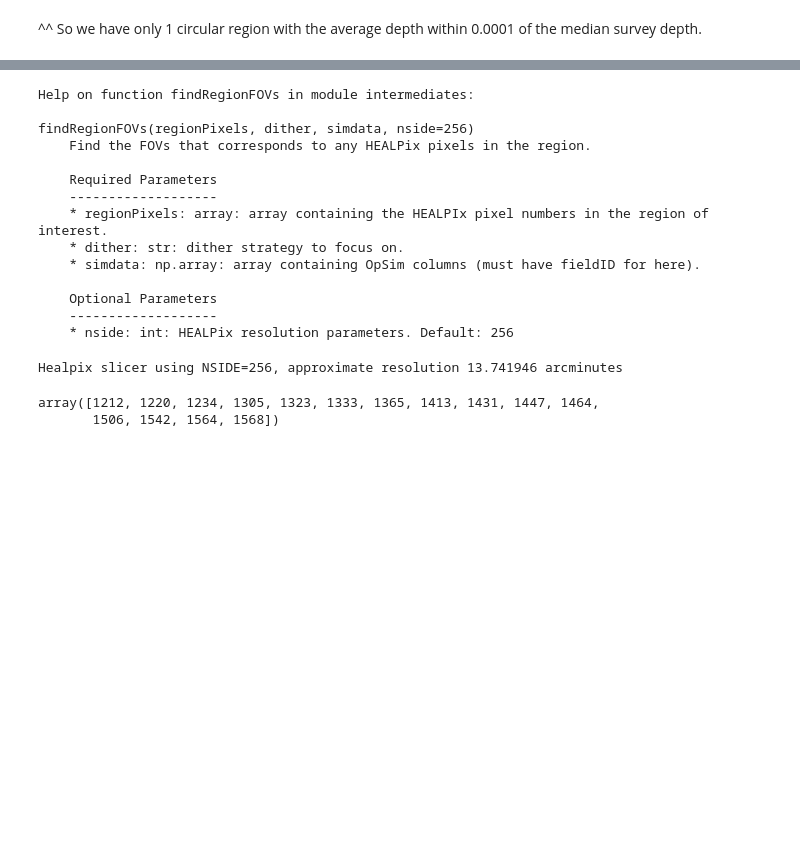
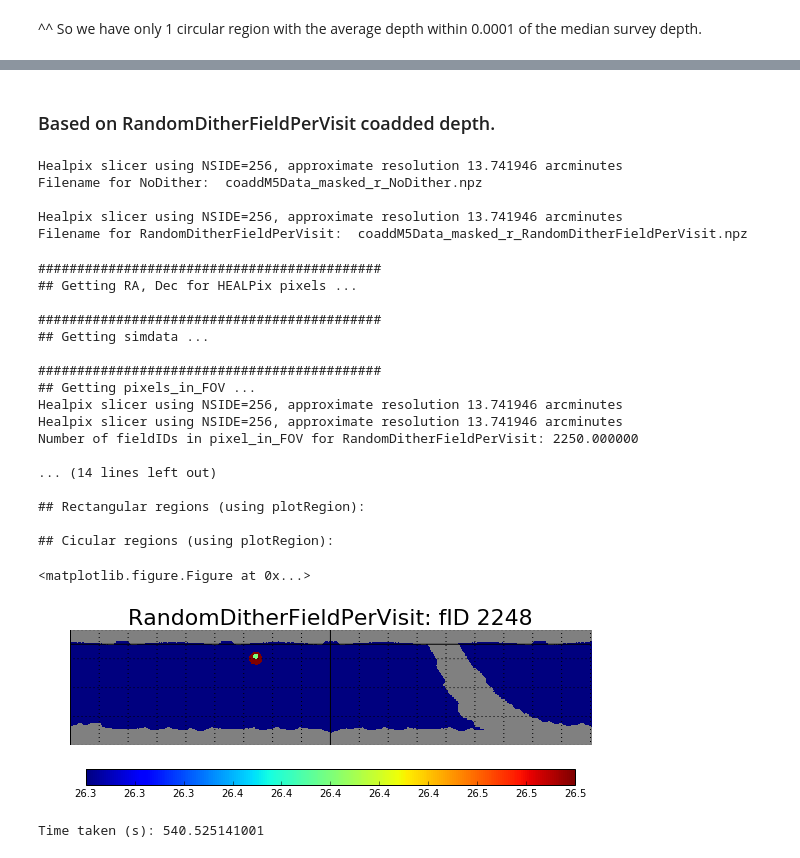
Before and after one commit to humnaawan/DC1-Regions, a Jupyter notebook: DC1 Candidate Regions.ipynb, the cells around one changed output, grey strips where cells are left out. Cells and saved outputs as stored; diff of their text form; code cells hidden in the pictures; blank space fills up the shorter version.

Commit message:
Notebook running findDC1Regions for NoDither and two dither strategies.

```diff
--- a/DC1 Candidate Regions.ipynb
+++ b/DC1 Candidate Regions.ipynb
@@ -131,23 +206,57 @@ from intermediates import findRegionFOVs
-# %%
-help(findRegionFOVs)
-# %% [output]
-Help on function findRegionFOVs in module intermediates:
-
-findRegionFOVs(regionPixels, dither, simdata, nside=256)
-    Find the FOVs that corresponds to any HEALPix pixels in the region.
-
-    Required Parameters
-    -------------------
-    * regionPixels: array: array containing the HEALPIx pixel numbers in the region of interest.
-    * dither: str: dither strategy to focus on.
-    * simdata: np.array: array containing OpSim columns (must have fieldID for here).
-
-    Optional Parameters
-    -------------------
-    * nside: int: HEALPix resolution parameters. Default: 256
-# %%
-findRegionFOVs(output_disc['regionPixels'][0], 'NoDither', simdata)
-# %% [output]
-Healpix slicer using NSIDE=256, approximate resolution 13.741946 arcminutes
-array([1212, 1220, 1234, 1305, 1323, 1333, 1365, 1413, 1431, 1447, 1464,
-       1506, 1542, 1564, 1568])
+# %% [markdown]
+### Based on RandomDitherFieldPerVisit coadded depth.
+# %%
+path= '/Volumes/Transcend/'
+path2= '2017-01-11/coaddM5Analysis_nside256_withDustExtinction_14pixelRadiusForMasking_rBand_minion1016_fullSurveyPeriod_directory/'
+path3= 'maskedCoaddData/'
+os.chdir(path+path2+path3)
+
+# get the saved files
+filenames = ['coaddM5Data_masked_r_NoDither.npz',
+             'coaddM5Data_masked_r_RandomDitherFieldPerVisit.npz']
+
+coaddBundle= {}
+for i in range(len(filenames)):
+    mB = metricBundles.createEmptyMetricBundle()
+    mB.read(filenames[i])
+    dithStrategy= mB.metadata.strip()   # key is assigned to be the same as dithStrategy
+    print 'Filename for ' + dithStrategy + ': ', filenames[i]
+    print ''
+
+    coaddBundle[dithStrategy]= mB
+# %% [output]
+Healpix slicer using NSIDE=256, approximate resolution 13.741946 arcminutes
+Filename for NoDither:  coaddM5Data_masked_r_NoDither.npz
+
+Healpix slicer using NSIDE=256, approximate resolution 13.741946 arcminutes
+Filename for RandomDitherFieldPerVisit:  coaddM5Data_masked_r_RandomDitherFieldPerVisit.npz
+# %%
+startTime= time.time()
+dbpath = path+'minion_1016_sqlite.db'
+output= findDC1Regions(coaddBundle, dbpath, plotTestPlots= False,
+                       filterBand= 'r', returnAll= True)
+
+focusDither, output_rect, output_disc, simdata, pixels_in_FOV, pixelNum, pixRA, pixDec= output
+
+print 'Time taken (s):', time.time()-startTime
+# %% [output]
+############################################
+## Getting RA, Dec for HEALPix pixels ...
+
+############################################
+## Getting simdata ...
+
+############################################
+## Getting pixels_in_FOV ...
+Healpix slicer using NSIDE=256, approximate resolution 13.741946 arcminutes
+Healpix slicer using NSIDE=256, approximate resolution 13.741946 arcminutes
+Number of fieldIDs in pixel_in_FOV for RandomDitherFieldPerVisit: 2250.000000
+
+... (14 lines left out)
+
+## Rectangular regions (using plotRegion):
+
+## Cicular regions (using plotRegion):
+<matplotlib.figure.Figure at 0x...>
+[figure, added]
+Time taken (s): 540.525141001
```
Also changed, not shown: parts of 21 cells of this notebook.
